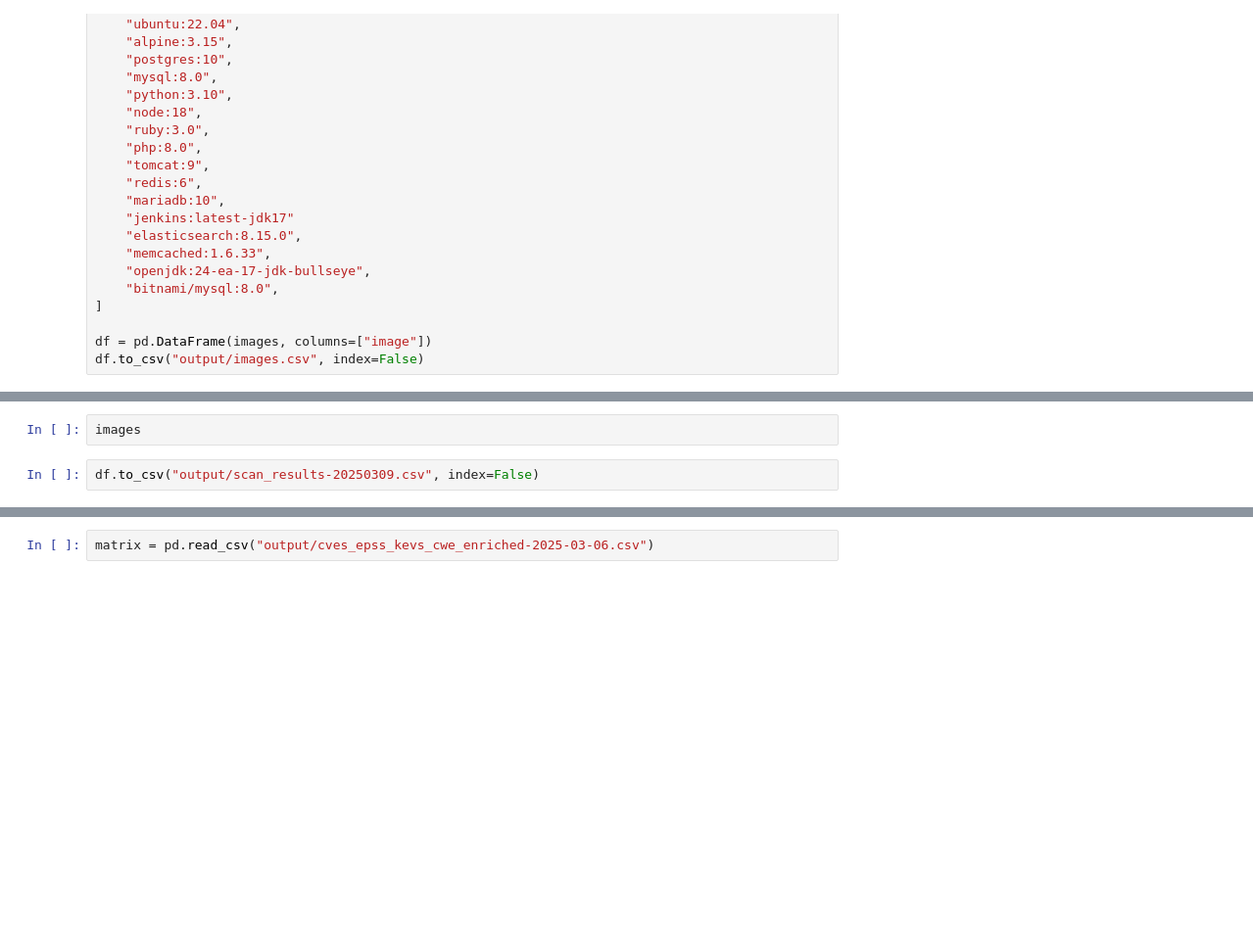
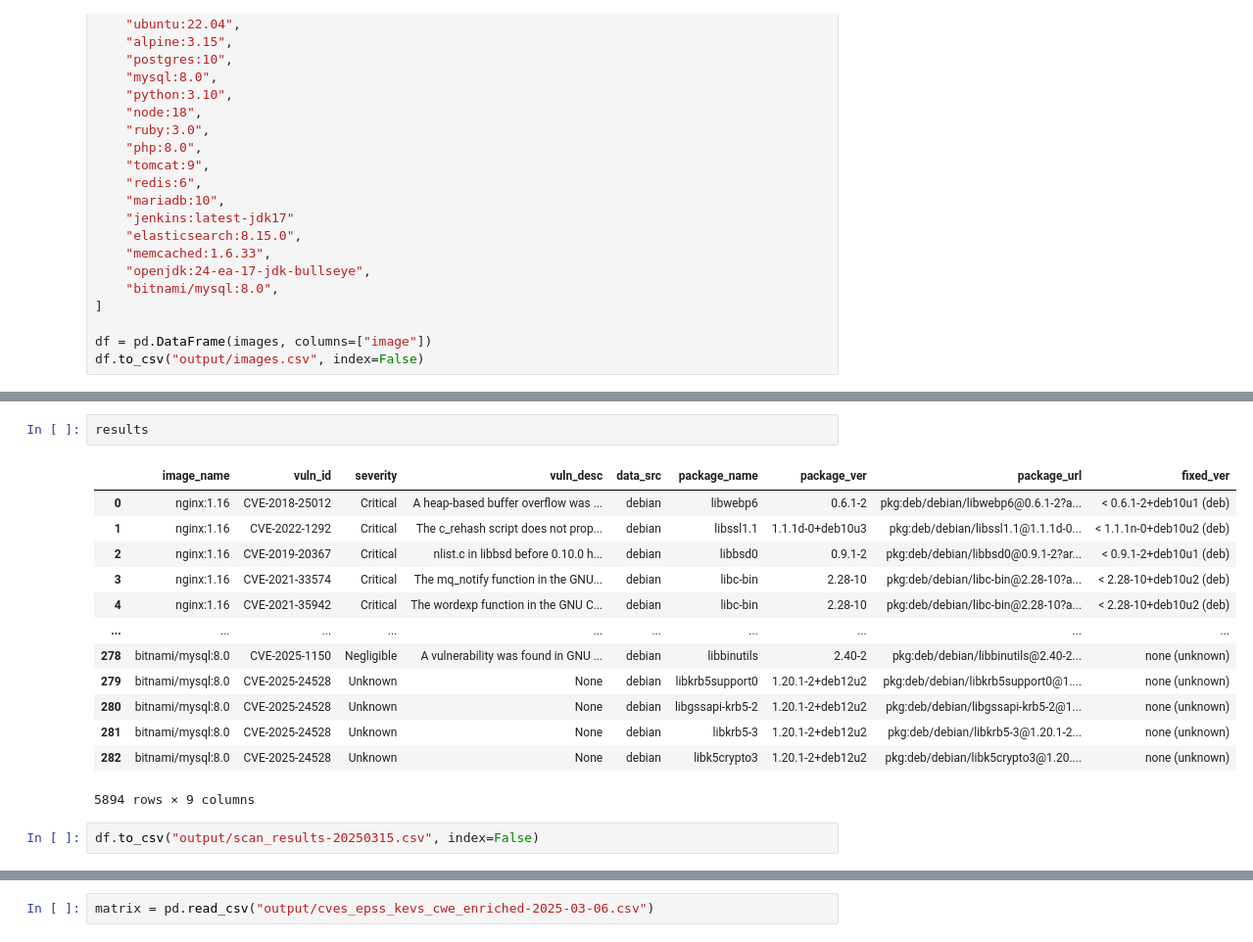
Before and after one commit to dominikmi/cves_analytics, a Jupyter notebook: testing-grype.ipynb, the cells around one changed output, grey strips where cells are left out. Shown at 98% size. Drawn from its saved outputs; the diff is of its cells as text; blank space fills up the shorter version.

```diff
--- a/testing-grype.ipynb
+++ b/testing-grype.ipynb
@@ -59,5 +68,19 @@ KeyboardInterrupt:
-# %%
-images
+# %%
+results
+# %% [output]
+|  | image_name | vuln_id | severity | vuln_desc | data_src | package_name | package_ver | package_url | fixed_ver |
+| 0 | nginx:1.16 | CVE-2018-25012 | Critical | A heap-based buffer overflow was ... | debian | libwebp6 | 0.6.1-2 | pkg:deb/debian/libwebp6@0.6.1-2?a... | < 0.6.1-2+deb10u1 (deb) |
+| 1 | nginx:1.16 | CVE-2022-1292 | Critical | The c_rehash script does not prop... | debian | libssl1.1 | 1.1.1d-0+deb10u3 | pkg:deb/debian/libssl1.1@1.1.1d-0... | < 1.1.1n-0+deb10u2 (deb) |
+| 2 | nginx:1.16 | CVE-2019-20367 | Critical | nlist.c in libbsd before 0.10.0 h... | debian | libbsd0 | 0.9.1-2 | pkg:deb/debian/libbsd0@0.9.1-2?ar... | < 0.9.1-2+deb10u1 (deb) |
+| 3 | nginx:1.16 | CVE-2021-33574 | Critical | The mq_notify function in the GNU... | debian | libc-bin | 2.28-10 | pkg:deb/debian/libc-bin@2.28-10?a... | < 2.28-10+deb10u2 (deb) |
+| 4 | nginx:1.16 | CVE-2021-35942 | Critical | The wordexp function in the GNU C... | debian | libc-bin | 2.28-10 | pkg:deb/debian/libc-bin@2.28-10?a... | < 2.28-10+deb10u2 (deb) |
+| ... | ... | ... | ... | ... | ... | ... | ... | ... | ... |
+| 278 | bitnami/mysql:8.0 | CVE-2025-1150 | Negligible | A vulnerability was found in GNU ... | debian | libbinutils | 2.40-2 | pkg:deb/debian/libbinutils@2.40-2... | none (unknown) |
+| 279 | bitnami/mysql:8.0 | CVE-2025-24528 | Unknown | None | debian | libkrb5support0 | 1.20.1-2+deb12u2 | pkg:deb/debian/libkrb5support0@1.... | none (unknown) |
+| 280 | bitnami/mysql:8.0 | CVE-2025-24528 | Unknown | None | debian | libgssapi-krb5-2 | 1.20.1-2+deb12u2 | pkg:deb/debian/libgssapi-krb5-2@1... | none (unknown) |
+| 281 | bitnami/mysql:8.0 | CVE-2025-24528 | Unknown | None | debian | libkrb5-3 | 1.20.1-2+deb12u2 | pkg:deb/debian/libkrb5-3@1.20.1-2... | none (unknown) |
+| 282 | bitnami/mysql:8.0 | CVE-2025-24528 | Unknown | None | debian | libk5crypto3 | 1.20.1-2+deb12u2 | pkg:deb/debian/libk5crypto3@1.20.... | none (unknown) |
+5894 rows × 9 columns
 # %%
-df.to_csv("output/scan_results-20250309.csv", index=False)
+df.to_csv("output/scan_results-20250315.csv", index=False)
 # %%
```
Also changed, not shown: parts of 9 cells of this notebook, 5 other files.
